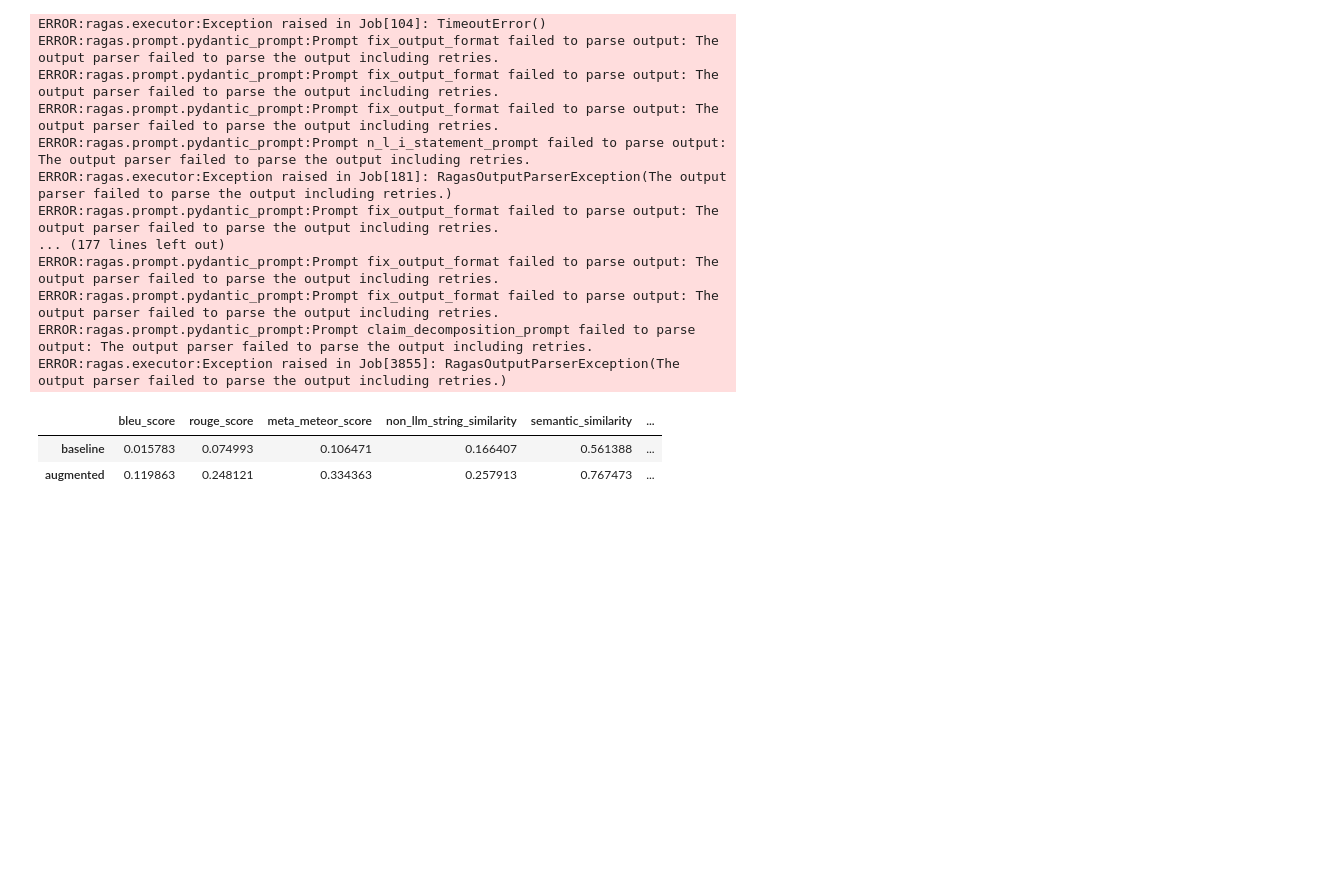
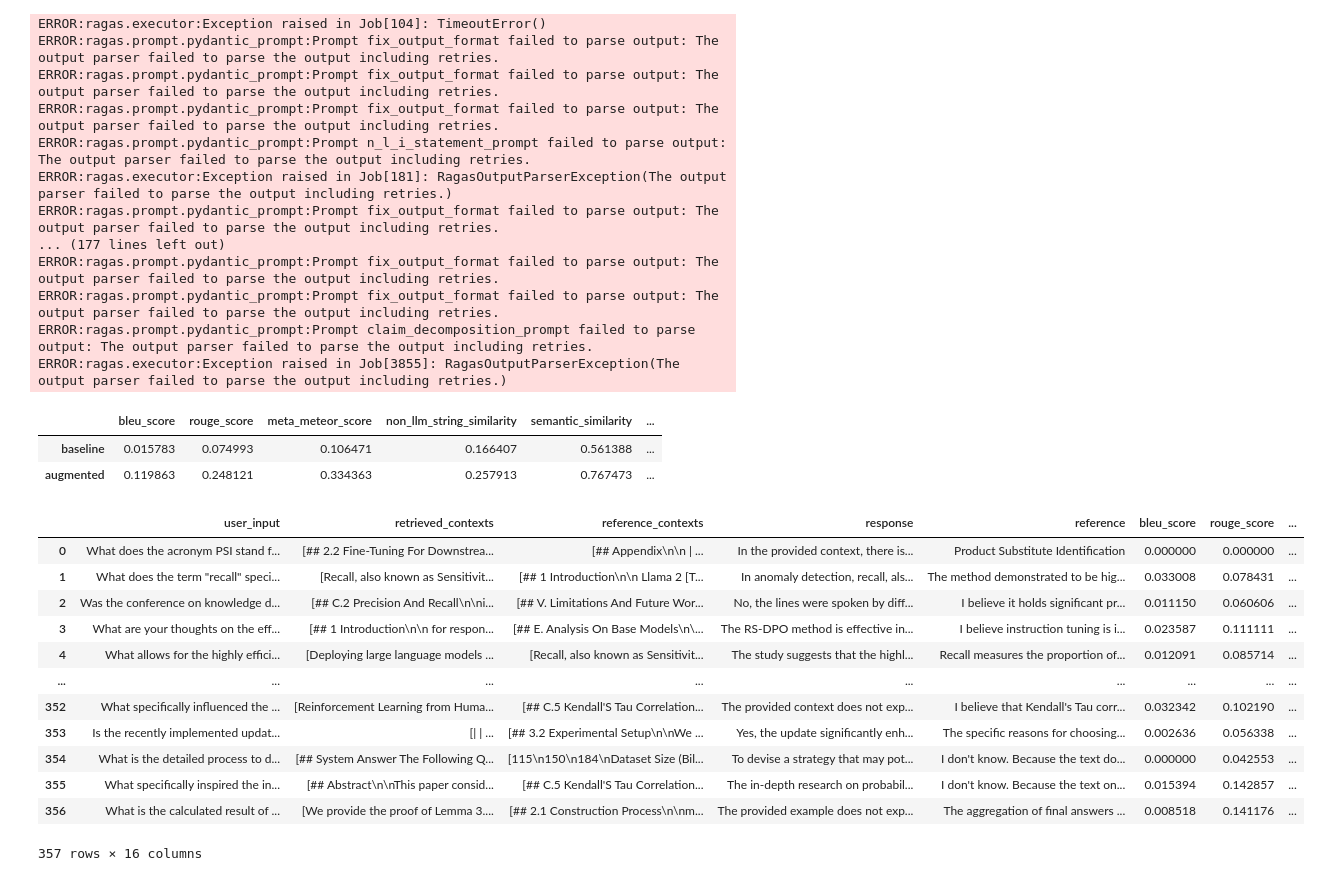
Before and after one commit to leolavaur/waterllmarks, a Jupyter notebook: notebooks/icdcs_2025/run.ipynb, the cells around one changed output. Cells and saved outputs as stored; diff of their text form; code cells hidden in the pictures; blank space fills up the shorter version.

```diff
--- a/notebooks/icdcs_2025/run.ipynb
+++ b/notebooks/icdcs_2025/run.ipynb
@@ -563,3 +563,19 @@ augment_eval_res.synthesis
 |  | bleu_score | rouge_score | meta_meteor_score | non_llm_string_similarity | semantic_similarity | ... |
 | baseline | 0.015783 | 0.074993 | 0.106471 | 0.166407 | 0.561388 | ... |
 | augmented | 0.119863 | 0.248121 | 0.334363 | 0.257913 | 0.767473 | ... |
+# %%
+augment_eval_res.details["augmented"]
+# %% [output]
+|  | user_input | retrieved_contexts | reference_contexts | response | reference | bleu_score | rouge_score | ... |
+| 0 | What does the acronym PSI stand f... | [## 2.2 Fine-Tuning For Downstrea... | [## Appendix\n\n | ... | In the provided context, there is... | Product Substitute Identification | 0.000000 | 0.000000 | ... |
+| 1 | What does the term "recall" speci... | [Recall, also known as Sensitivit... | [## 1 Introduction\n\n Llama 2 [T... | In anomaly detection, recall, als... | The method demonstrated to be hig... | 0.033008 | 0.078431 | ... |
+| 2 | Was the conference on knowledge d... | [## C.2 Precision And Recall\n\ni... | [## V. Limitations And Future Wor... | No, the lines were spoken by diff... | I believe it holds significant pr... | 0.011150 | 0.060606 | ... |
+| 3 | What are your thoughts on the eff... | [## 1 Introduction\n\n for respon... | [## E. Analysis On Base Models\n\... | The RS-DPO method is effective in... | I believe instruction tuning is i... | 0.023587 | 0.111111 | ... |
+| 4 | What allows for the highly effici... | [Deploying large language models ... | [Recall, also known as Sensitivit... | The study suggests that the highl... | Recall measures the proportion of... | 0.012091 | 0.085714 | ... |
+| ... | ... | ... | ... | ... | ... | ... | ... | ... |
+| 352 | What specifically influenced the ... | [Reinforcement Learning from Huma... | [## C.5 Kendall'S Tau Correlation... | The provided context does not exp... | I believe that Kendall's Tau corr... | 0.032342 | 0.102190 | ... |
+| 353 | Is the recently implemented updat... | [| | ... | [## 3.2 Experimental Setup\n\nWe ... | Yes, the update significantly enh... | The specific reasons for choosing... | 0.002636 | 0.056338 | ... |
+| 354 | What is the detailed process to d... | [## System Answer The Following Q... | [115\n150\n184\nDataset Size (Bil... | To devise a strategy that may pot... | I don't know. Because the text do... | 0.000000 | 0.042553 | ... |
+| 355 | What specifically inspired the in... | [## Abstract\n\nThis paper consid... | [## C.5 Kendall'S Tau Correlation... | The in-depth research on probabil... | I don't know. Because the text on... | 0.015394 | 0.142857 | ... |
+| 356 | What is the calculated result of ... | [We provide the proof of Lemma 3.... | [## 2.1 Construction Process\n\nm... | The provided example does not exp... | The aggregation of final answers ... | 0.008518 | 0.141176 | ... |
+357 rows × 16 columns
```
Also changed, not shown: 5 other files.
